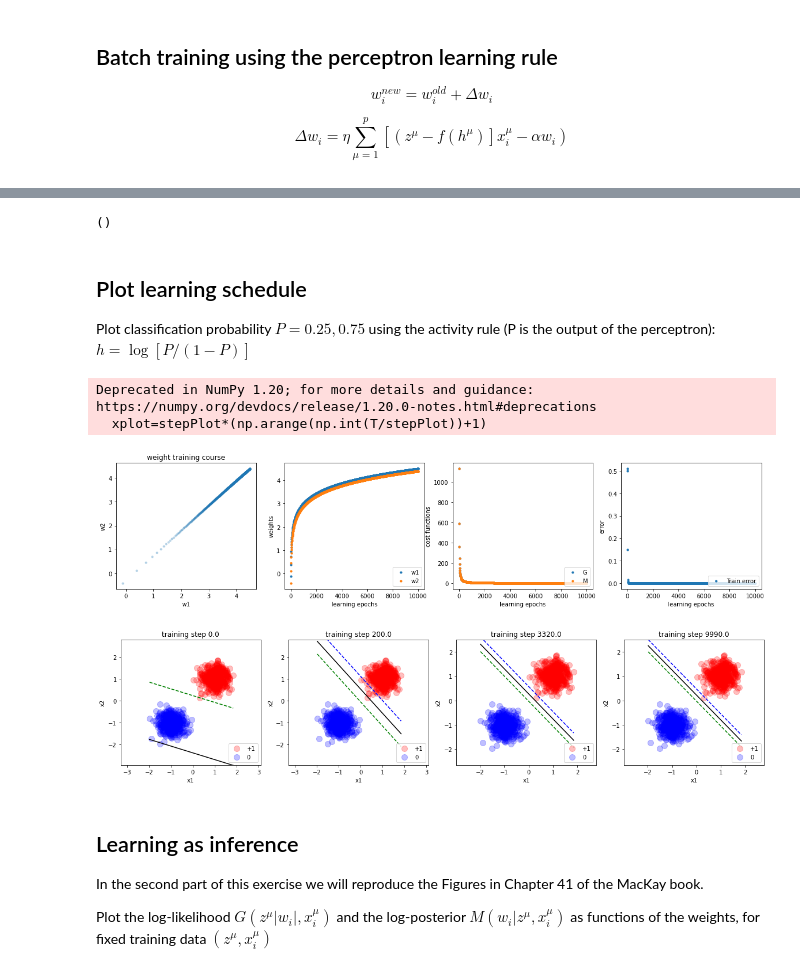
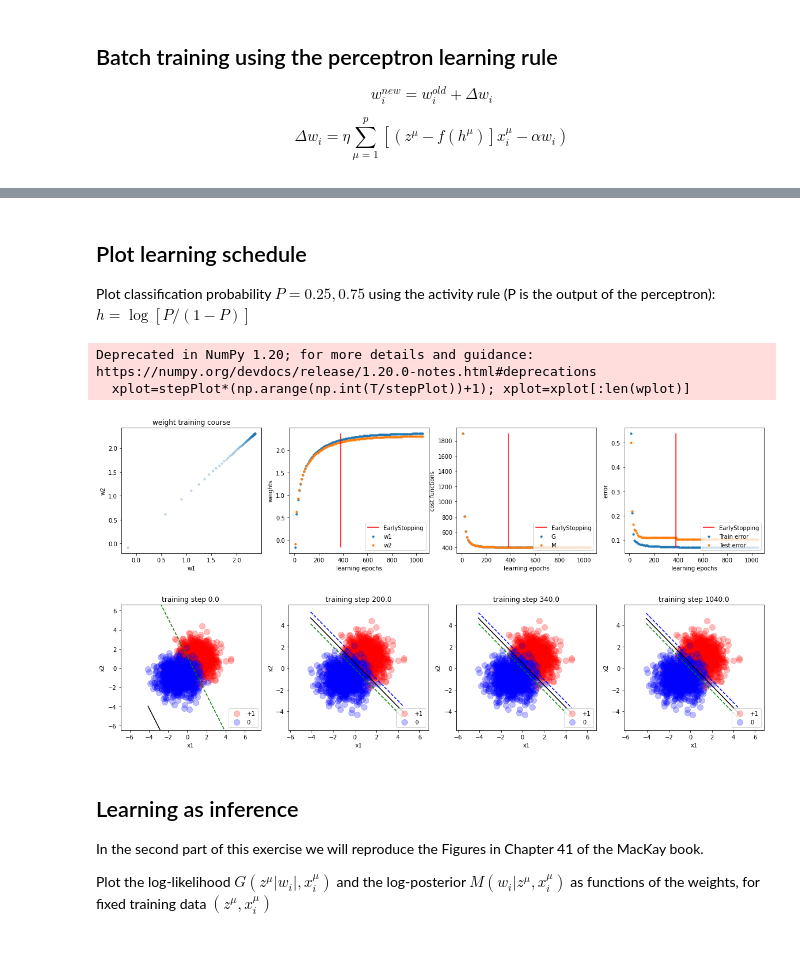
Before and after one commit to jsearcy1/AppliedMathNotebooks, a Jupyter notebook: MATH410/MATH410_Perceptron0 class 11 09 2023.ipynb, the cells around one changed output, grey strips where cells are left out. Saved outputs shown, nothing was run; the diff lists cells and outputs as text; code cells hidden in the pictures.

```diff
--- a/MATH410/MATH410_Perceptron0 class 11 09 2023.ipynb
+++ b/MATH410/MATH410_Perceptron0 class 11 09 2023.ipynb
@@ -57,7 +57,7 @@ def generate_patterns(spread,N=2,p1=100,p2=100,option='separable',plot=False):
 p1=1000  # size of class 0
 p2=1000 # size of class 1
 N=2 # dimension of input space
-spread=0.4 # within-class spread of data
+spread=1 # within-class spread of data
 # training set
 x,z=generate_patterns(spread=spread,N=N,p1=p1,p2=p2,option='separable',plot=True)
 print(np.shape(x))
@@ -134,7 +134,7 @@ w0=(1/N**0.5)*np.random.randn(N)
 print('initial weights %s' % w0)
 
 # learning rate
-eta=0.00001
+eta=0.0001
 # weight decay
 alpha=0.
 
@@ -142,6 +142,7 @@ alpha=0.
 EarlyStopping=True # callback to implement early stopping
 Patience=500
 Gplot=[]; Mplot=[]; wplot=[]; yplot=[]; errorTrain=[];errorTest=[]
+Patience=1000 # how many steps for the EarlyStopping callback
 for step in range(T):
           if step==0: w=w0
           h=x.dot(w) # vector of dim p=p1+p2
@@ -161,17 +162,20 @@ for step in range(T):
                   f_test=sigmoid(x_test.dot(w),b) # perceptron output evaluated on the test set with weights learned on the training set
                   errorfracTest=sum(abs(np.round(f_test-z_test)))/len(z_test) # fraction of training patterns that have been misclassified
                   errorTest.append(errorfracTest)
+                  stepErrorMin=np.argmin(errorTest)
                   if step>2*stepPlot:
                           if EarlyStopping:
                                 #   if errorfracTest==0: break # stop training if error on test set is zero
                                 #   if errorfracTest[-2]==errorfracTest[-1]: break # stop training if error on test set is zero
-                                  if (step-np.argmin(errorTest))>Patience: break # stop training if error on test set is zero
+                                  if (step-stepErrorMin)>Patience: break # stop training if error on test set is zero
 
           if step % (stepPlot*10)==0:
                 print('{a1} steps, G: {a2:.6e}, M: {a5:.6e}, errorTrain: {a6},errorTest: {a7}, weights: {a3:.4},{a4:.4}'.format(a1=step+1,a2=gtemp,a3=w[0],a4=w[1],a5=gtemp+0.5*alpha*w.dot(w),a6=errorfracTrain,a7=errorfracTest))
 
 # fraction of misclassified input patterns at the end of training
 print('last step %s' % step)
-print('fraction misclassified (Train): %s' % errorfracTrain)
-print('fraction misclassified (Test): %s' % errorfracTest)
+print('step with min error {a1}'.format(a1=(stepErrorMin)*stepPlot))
+print('fraction misclassified (Train): %s' % errorTrain[stepErrorMin])
+print('fraction misclassified (Test): %s' % errorTest[stepErrorMin])
+print('weights at stepErrorMin: %s' % wplot[stepErrorMin])
 # %% [output]
@@ -188,7 +199,3 @@ fraction misclassified (Test): 0.005
-# %%
-errorfracTest.shape
-# %% [output]
-()
 # %% [markdown]
 
 ## Plot learning schedule
@@ -198,47 +205,50 @@ Plot classification probability $P=0.25,0.75$ using the activity rule (P is the
 # plot evolution of the weights
 fig,ax=plt.subplots(1,4,figsize=(20,4))
 wplot1=np.array(wplot)
-xplot=stepPlot*(np.arange(np.int(T/stepPlot))+1)
+xplot=stepPlot*(np.arange(np.int(T/stepPlot))+1); xplot=xplot[:len(wplot)]
 ax[0].scatter(wplot1[:,0],wplot1[:,1],s=10,alpha=0.25)
 ax[0].set_xlabel('w1'); ax[0].set_ylabel('w2'); ax[0].set_title('weight training course')
+if EarlyStopping: ax[1].vlines(stepErrorMin*stepPlot,np.min(wplot1.flatten()),np.max(wplot1.flatten()),color='red',label='EarlyStopping')
 for i in range(N):
     ax[1].scatter(xplot,wplot1[:,i],s=10,label='w%s' % (i+1))
     ax[1].legend(loc='lower right'); ax[1].set_xlabel('learning epochs'); ax[1].set_ylabel('weights'); #ax[1].set_xscale('log'
 # plot cost functions
+if EarlyStopping: ax[2].vlines(stepErrorMin*stepPlot,np.min(np.array(Mplot).flatten()),np.max(np.array(Mplot).flatten()),color='red',label='EarlyStopping')
 ax[2].scatter(xplot,np.array(Gplot),s=10,label='G')
 ax[2].scatter(xplot,np.array(Mplot),s=10,label='M')
 ax[2].legend(loc='lower right'); ax[2].set_xlabel('learning epochs'); ax[2].set_ylabel('cost functions'); #ax[1].set_xscale('log')
 # plot error rate on the training set
+if EarlyStopping: ax[3].vlines(stepErrorMin*stepPlot,np.min(np.array(errorTrain).flatten()),np.max(np.array(errorTrain).flatten()),color='red',label='EarlyStopping')
 ax[3].scatter(xplot,np.array(errorTrain),s=10,label='Train error')
-# ax[3].scatter(xplot,np.array(errorTest),s=10,label='Test error')
+ax[3].scatter(xplot,np.array(errorTest),s=10,label='Test error')
 ax[3].legend(loc='lower right'); ax[3].set_xlabel('learning epochs'); ax[3].set_ylabel('error'); #ax[1].set_xscale('log')
 # plt.savefig('figs/CLASS0_WeightTraining_Alpha' + '{}.pdf'.format(alpha), bbox_inches='tight')
 
 # plot evolution of the classification boundary
 fig,ax=plt.subplots(1,4,figsize=(20,4))
 step=[0,20,int(np.round(wplot1.shape[0]/3))-1,int(np.round(wplot1.shape[0]))-1]
 h25=np.log(0.25/(1-0.25)) # activation corresponding to 0.25 probability of t=1
 h75=np.log(0.75/(1-0.75))# activation corresponding to 0.75 probability of t=1
 
 for i in range(len(step)):
     size=100
     ax[i].scatter(x[z==1,0],x[z==1,1],s=size,color='red',alpha=0.25,label='+1')
     ax[i].scatter(x[z==0,0],x[z==0,1],s=size,color='blue',alpha=0.25,label='0')
     ax[i].set_xlabel("x1"); ax[i].set_ylabel("x2")
     ax[i].legend(loc='lower right')
     ax[i].axis('equal')
     x1=np.linspace(x[:,0].min(),x[:,0].max(),num=100)
     y0=(-b-wplot1[step[i],0]*x1)/wplot1[step[i],1]    # h=0 activation
     y1=(-b-h25-wplot1[step[i],0]*x1)/wplot1[step[i],1]    # h=+1 activation
     ym1=(-b-h75-wplot1[step[i],0]*x1)/wplot1[step[i],1]   #h=-1 activation
     ax[i].plot(x1,y0,'k'); ax[i].plot(x1,y1,'--b'); ax[i].plot(x1,ym1,'--g');
     ax[i].set_title("training step %s" % (step[i]*stepPlot))
     ax[i].set_xlim(1.5*x1[0],1.5*x1[-1]); ax[i].set_ylim(1.5*x[:,1].min(),1.5*x[:,1].max());
 # %% [output]
 Deprecated in NumPy 1.20; for more details and guidance: https://numpy.org/devdocs/release/1.20.0-notes.html#deprecations
-  xplot=stepPlot*(np.arange(np.int(T/stepPlot))+1)
+  xplot=stepPlot*(np.arange(np.int(T/stepPlot))+1); xplot=xplot[:len(wplot)]
-[figure, old version]
+[figure, new version]
-[figure, old version]
+[figure, new version]
 # %% [markdown]
 
 ## Learning as inference
```
Also changed, not shown: parts of 2 cells of this notebook.
